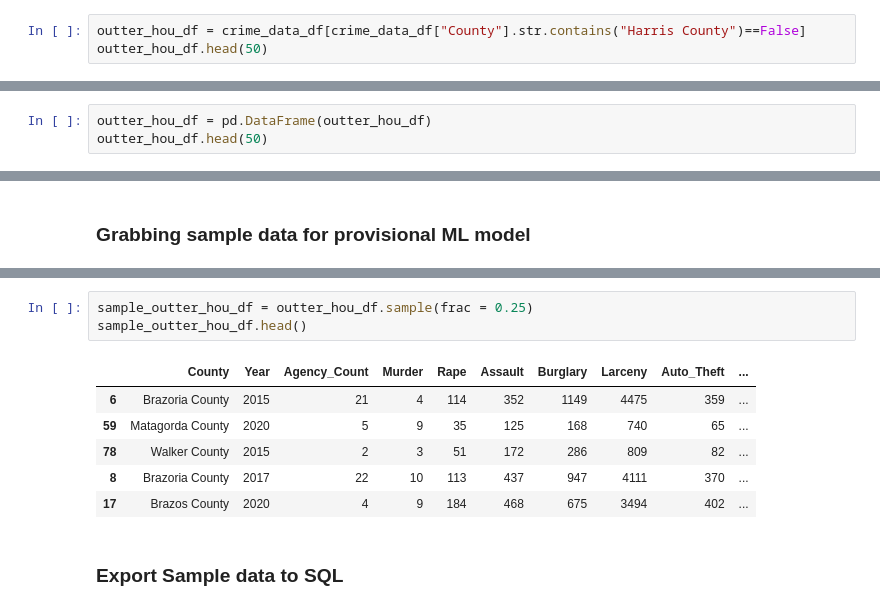
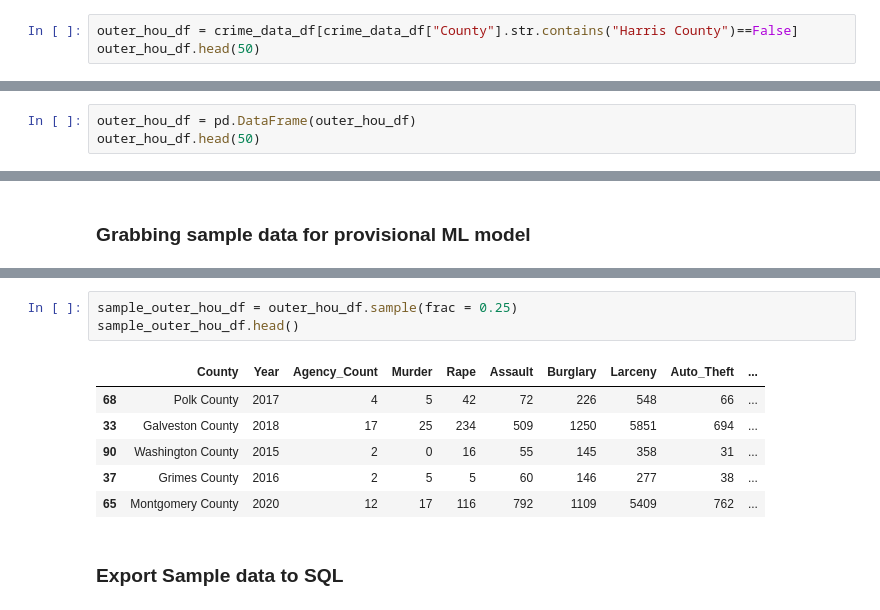
Before and after one commit to MiguelB512/Harris_Crime_Trends, a Jupyter notebook: Crime_Data_Analysis.ipynb, the cells around one changed output, grey strips where cells are left out. Drawn from its saved outputs; the diff is of its cells as text.

```diff
--- a/Crime_Data_Analysis.ipynb
+++ b/Crime_Data_Analysis.ipynb
@@ -404,8 +404,8 @@ harris_county_df
 # %% [markdown]
 ### Outter Houston counties
 # %%
-outter_hou_df = crime_data_df[crime_data_df["County"].str.contains("Harris County")==False]
-outter_hou_df.head(50)
+outer_hou_df = crime_data_df[crime_data_df["County"].str.contains("Harris County")==False]
+outer_hou_df.head(50)
 # %% [output]
 |  | County | Year | Agency_Count | Murder | Rape | Assault | Burglary | Larceny | Auto_Theft | ... |
 | 0 | Austin County | 2015 | 5 | 0 | 8 | 53 | 121 | 283 | 13 | ... |
@@ -425,8 +425,8 @@ outter_hou_df.head(50)
 | 54 | Matagorda County | 2015 | 4 | 1 | 14 | 70 | 327 | 813 | 17 | ... |
 | 55 | Matagorda County | 2016 | 4 | 2 | 22 | 93 | 319 | 878 | 31 | ... |
 # %%
-outter_hou_df = pd.DataFrame(outter_hou_df)
-outter_hou_df.head(50)
+outer_hou_df = pd.DataFrame(outer_hou_df)
+outer_hou_df.head(50)
 # %% [output]
 |  | County | Year | Agency_Count | Murder | Rape | Assault | Burglary | Larceny | Auto_Theft | ... |
 | 0 | Austin County | 2015 | 5 | 0 | 8 | 53 | 121 | 283 | 13 | ... |
@@ -489,13 +489,13 @@ sample_harris_df.head()
 # %%
-sample_outter_hou_df = outter_hou_df.sample(frac = 0.25)
-sample_outter_hou_df.head()
+sample_outer_hou_df = outer_hou_df.sample(frac = 0.25)
+sample_outer_hou_df.head()
 # %% [output]
 |  | County | Year | Agency_Count | Murder | Rape | Assault | Burglary | Larceny | Auto_Theft | ... |
-| 6 | Brazoria County | 2015 | 21 | 4 | 114 | 352 | 1149 | 4475 | 359 | ... |
-| 59 | Matagorda County | 2020 | 5 | 9 | 35 | 125 | 168 | 740 | 65 | ... |
-| 78 | Walker County | 2015 | 2 | 3 | 51 | 172 | 286 | 809 | 82 | ... |
-| 8 | Brazoria County | 2017 | 22 | 10 | 113 | 437 | 947 | 4111 | 370 | ... |
-| 17 | Brazos County | 2020 | 4 | 9 | 184 | 468 | 675 | 3494 | 402 | ... |
+| 68 | Polk County | 2017 | 4 | 5 | 42 | 72 | 226 | 548 | 66 | ... |
+| 33 | Galveston County | 2018 | 17 | 25 | 234 | 509 | 1250 | 5851 | 694 | ... |
+| 90 | Washington County | 2015 | 2 | 0 | 16 | 55 | 145 | 358 | 31 | ... |
+| 37 | Grimes County | 2016 | 2 | 5 | 5 | 60 | 146 | 277 | 38 | ... |
+| 65 | Montgomery County | 2020 | 12 | 17 | 116 | 792 | 1109 | 5409 | 762 | ... |
 # %% [markdown]
 ### Export Sample data to SQL
 # %%
```
Also changed, not shown: parts of 7 cells of this notebook.
